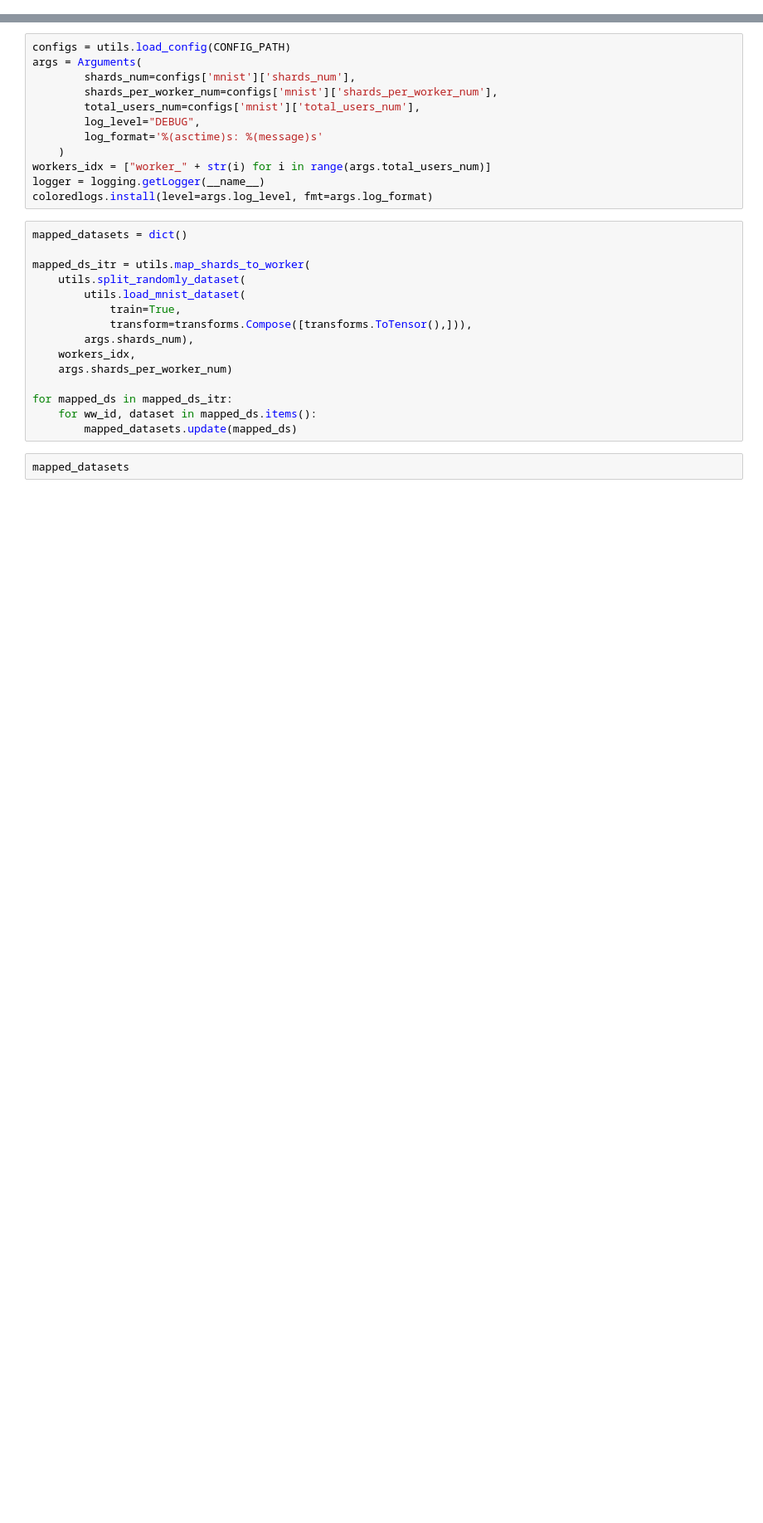
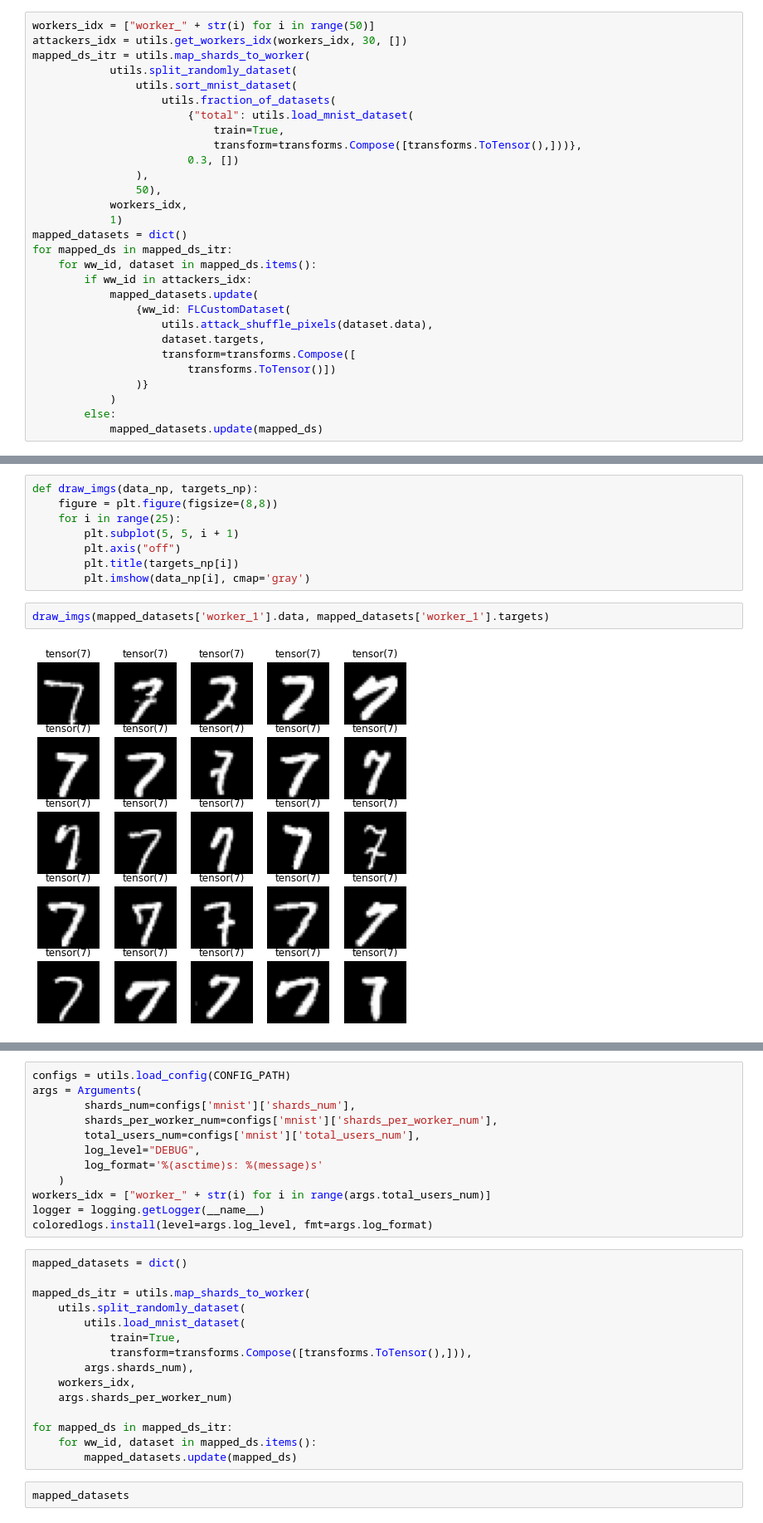
Before and after one commit to etesami/MOE-FL, a Jupyter notebook: ipynb/pysyft-test-1.ipynb, the cells around one changed output, grey strips where cells are left out. Shown at 83% size. Drawn from its saved outputs; the diff is of its cells as text; blank space fills up the shorter version.

```diff
--- a/ipynb/pysyft-test-1.ipynb
+++ b/ipynb/pysyft-test-1.ipynb
@@ -23,0 +17,29 @@ print(bb)
+# %%
+workers_idx = ["worker_" + str(i) for i in range(50)]
+attackers_idx = utils.get_workers_idx(workers_idx, 30, [])
+mapped_ds_itr = utils.map_shards_to_worker(
+            utils.split_randomly_dataset(
+                utils.sort_mnist_dataset(
+                    utils.fraction_of_datasets(
+                        {"total": utils.load_mnist_dataset(
+                            train=True,
+                            transform=transforms.Compose([transforms.ToTensor(),]))},
+                        0.3, [])
+                ),
+                50),
+            workers_idx,
+            1)
+mapped_datasets = dict()
+for mapped_ds in mapped_ds_itr:
+    for ww_id, dataset in mapped_ds.items():
+        if ww_id in attackers_idx:
+            mapped_datasets.update(
+                {ww_id: FLCustomDataset(
+                    utils.attack_shuffle_pixels(dataset.data),
+                    dataset.targets,
+                    transform=transforms.Compose([
+                        transforms.ToTensor()])
+                )}
+            )
+        else:
+            mapped_datasets.update(mapped_ds)
@@ -24,3 +52,15 @@ print(bb)
+# %%
+def draw_imgs(data_np, targets_np):
+    figure = plt.figure(figsize=(8,8))
+    for i in range(25):
+        plt.subplot(5, 5, i + 1)
+        plt.axis("off")
+        plt.title(targets_np[i])
+        plt.imshow(data_np[i], cmap='gray')
+# %%
+draw_imgs(mapped_datasets['worker_1'].data, mapped_datasets['worker_1'].targets)
+# %% [output]
+[figure, added]
 # %%
 # import neptune
 # token="eyJhcGlfYWRkcmVzcyI6Imh0dHBzOi8vdWkubmVwdHVuZS5haSIsImFwaV91cmwiOiJodHRwczovL3VpLm5lcHR1bmUuYWkiLCJhcGlfa2V5IjoiNmRhYmZmM2YtZDc5Yi00ZGMyLWE5MWEtMjVkMDEwOGNjYTliIn0="
```
Also changed, not shown: parts of 17 cells of this notebook, 28 other files.
